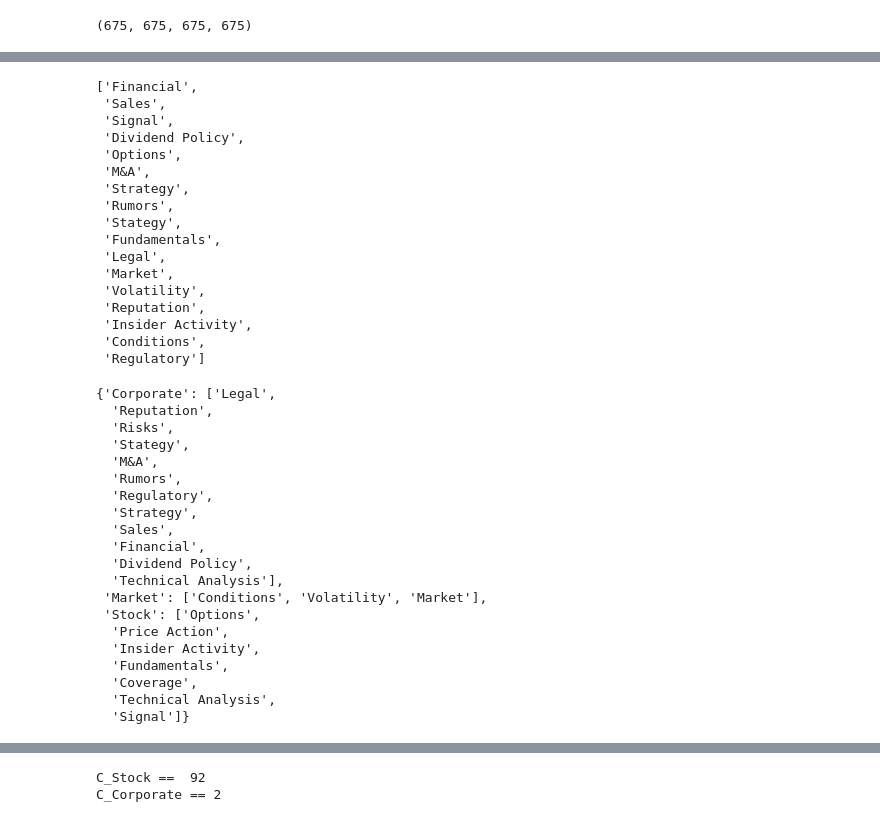
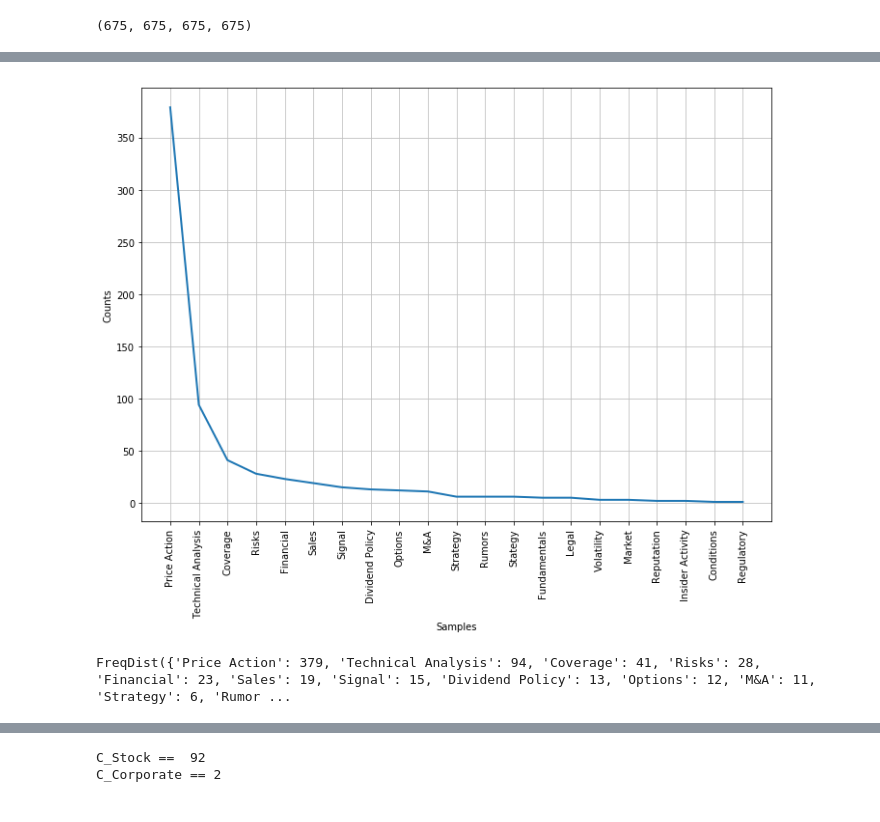
Before and after one commit to Hitkul/Aspect-Based-Sentiment-Analysis, a Jupyter notebook: Aspect_extraction_post.ipynb, the cells around one changed output, grey strips where cells are left out. Cells and saved outputs as stored; diff of their text form; code cells hidden in the pictures.

```diff
--- a/Aspect_extraction_post.ipynb
+++ b/Aspect_extraction_post.ipynb
@@ -137,0 +121,6 @@ FreqDist({'Stock': 546, 'Corporate': 122, 'Market': 7})
+# %%
+aspect_f_level1= []
+aspect_f_level2=[]
+for asp in aspect_f:
+    aspect_f_level1.append(asp.split('/')[0])
+    aspect_f_level2.append(asp.split('/')[1])
@@ -137,0 +131,4 @@ FreqDist({'Stock': 546, 'Corporate': 122, 'Market': 7})
+# %%
+n_label_level_1 = len(set(aspect_f_level1))
+n_label_level_2 = len(set(aspect_f_level2))
+n_label_level_1,n_label_level_2
@@ -145,27 +144,16 @@ FreqDist({'Price Action': 379, 'Technical Analysis': 94, 'Coverage': 41, 'Risks'
+# %%
+level2_freq = FreqDist(aspect_f_level2)
+level2_freq.plot()
+level2_freq.pprint(n_label_level_2)
+# %% [output]
+[figure, added]
+FreqDist({'Price Action': 379, 'Technical Analysis': 94, 'Coverage': 41, 'Risks': 28, 'Financial': 23, 'Sales': 19, 'Signal': 15, 'Dividend Policy': 13, 'Options': 12, 'M&A': 11, 'Strategy': 6, 'Rumor ...
 # %%
-#finding least freq classes into other
-n_of_lables_to_club = 17
-temp = [i[0] for i in level1_freq.most_common()]
-least_freq_level1 = temp[-n_of_lables_to_club:]
-least_freq_level1
+# #finding least freq classes into other
+# n_of_lables_to_club = 17
+# temp = [i[0] for i in level1_freq.most_common()]
+# least_freq_level1 = temp[-n_of_lables_to_club:]
+# least_freq_level1
-# %% [output]
-['Financial',
- 'Sales',
- 'Signal',
- 'Dividend Policy',
- 'Options',
- 'M&A',
- 'Strategy',
- 'Rumors',
- 'Stategy',
- 'Fundamentals',
- 'Legal',
- 'Market',
- 'Volatility',
- 'Reputation',
- 'Insider Activity',
- 'Conditions',
- 'Regulatory']
 # %%
 def get_level_pairs(l1,l2):
     level_pair = dict()
@@ -183,23 +167,0 @@ L1_L0_pair = get_level_pairs(aspect_data['Level0'],aspect_data['Level1'])
-# %%
-L0_L1_pair
-# %% [output]
-{'Corporate': ['Legal',
-  'Reputation',
-  'Risks',
-  'Stategy',
-  'M&A',
-  'Rumors',
-  'Regulatory',
-  'Strategy',
-  'Sales',
-  'Financial',
-  'Dividend Policy',
-  'Technical Analysis'],
- 'Market': ['Conditions', 'Volatility', 'Market'],
- 'Stock': ['Options',
-  'Price Action',
-  'Insider Activity',
-  'Fundamentals',
-  'Coverage',
-  'Technical Analysis',
-  'Signal']}
```
Also changed, not shown: parts of 37 cells of this notebook.
